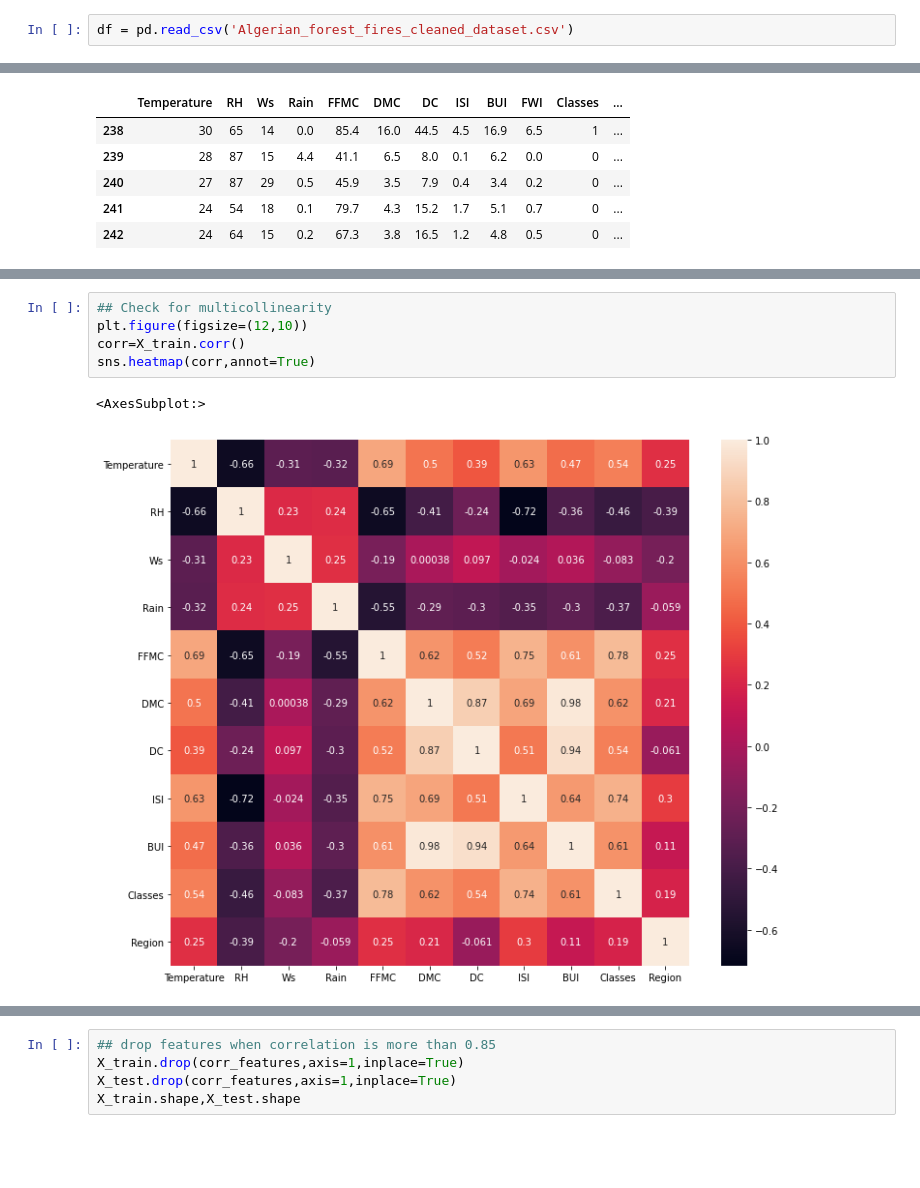
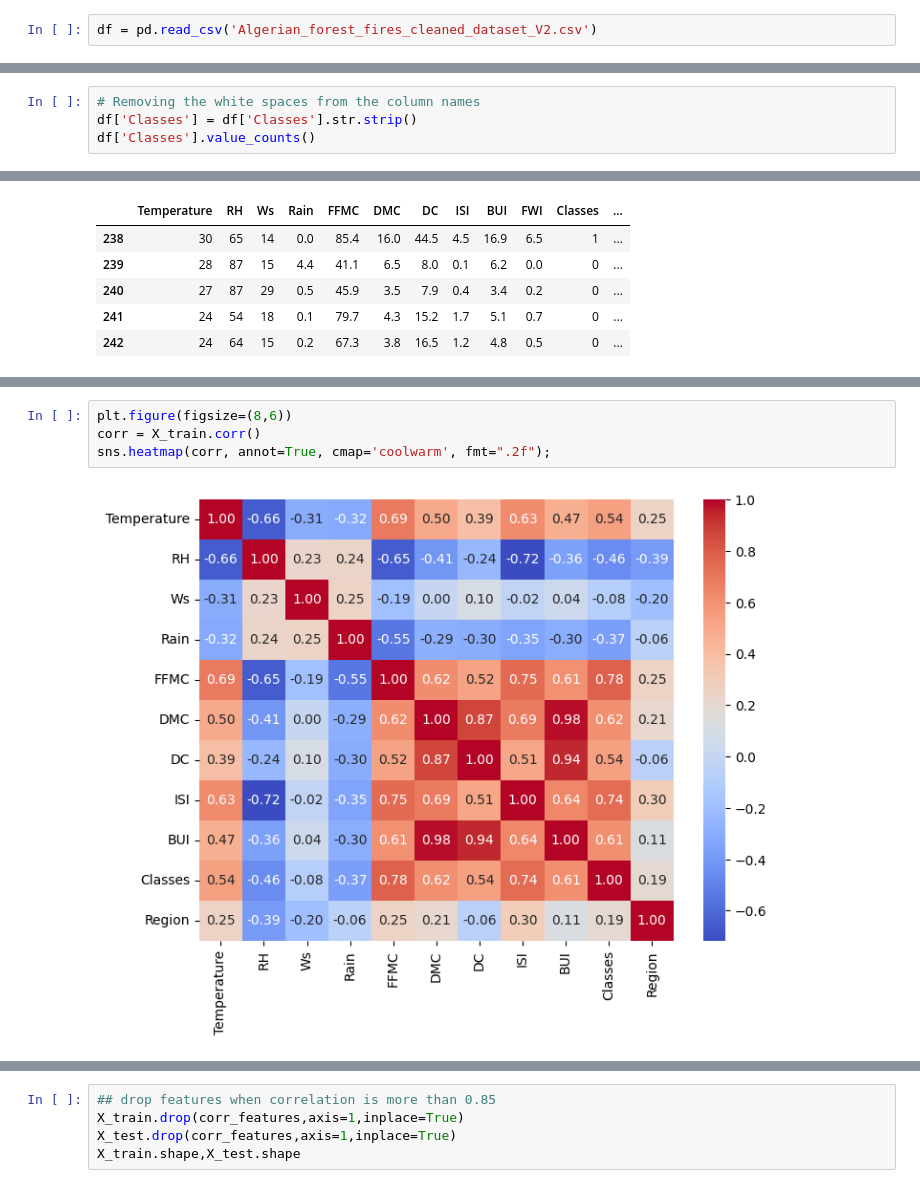
Before and after one commit to ricardorm10/Complete-Data-Science-With-Machine-Learning-And-NLP-2024, a Jupyter notebook: 4-Ridge Lasso And Elasticnet/Ridge Lassso Elastic Regression Practicals/Model Training.ipynb, the cells around one changed output, grey strips where cells are left out. Drawn from its saved outputs; the diff is of its cells as text; blank space fills up the shorter version.

Commit message:
Minor modifications on the Model Training file

```diff
--- a/4-Ridge Lasso And Elasticnet/Ridge Lassso Elastic Regression Practicals/Model Training.ipynb
+++ b/4-Ridge Lasso And Elasticnet/Ridge Lassso Elastic Regression Practicals/Model Training.ipynb
@@ -4,7 +4,7 @@ import numpy as np
 import matplotlib.pyplot as plt
 import seaborn as sns
 # %%
-df = pd.read_csv('Algerian_forest_fires_cleaned_dataset.csv')
+df = pd.read_csv('Algerian_forest_fires_cleaned_dataset_V2.csv')
 # %%
 df.head()
 # %% [output]
@@ -46,0 +35,4 @@ Name: Classes, dtype: int64
+# %%
+# Removing the white spaces from the column names
+df['Classes'] = df['Classes'].str.strip()
+df['Classes'].value_counts()
@@ -115,11 +106,9 @@ X_train.corr()
 | Classes | 0.542141 | -0.456876 | -0.082570 | -0.369357 | 0.781259 | 0.617273 | 0.543581 | 0.742977 | 0.612239 | 1.000000 | 0.188837 |
 | Region | 0.254549 | -0.394665 | -0.199969 | -0.059022 | 0.249514 | 0.212582 | -0.060838 | 0.296441 | 0.114897 | 0.188837 | 1.000000 |
 # %%
-## Check for multicollinearity
-plt.figure(figsize=(12,10))
-corr=X_train.corr()
-sns.heatmap(corr,annot=True)
+plt.figure(figsize=(8,6))
+corr = X_train.corr()
+sns.heatmap(corr, annot=True, cmap='coolwarm', fmt=".2f");
 # %% [output]
-<AxesSubplot:>
-[figure, old version]
+[figure, new version]
 # %%
```
Also changed, not shown: parts of 13 cells of this notebook.
